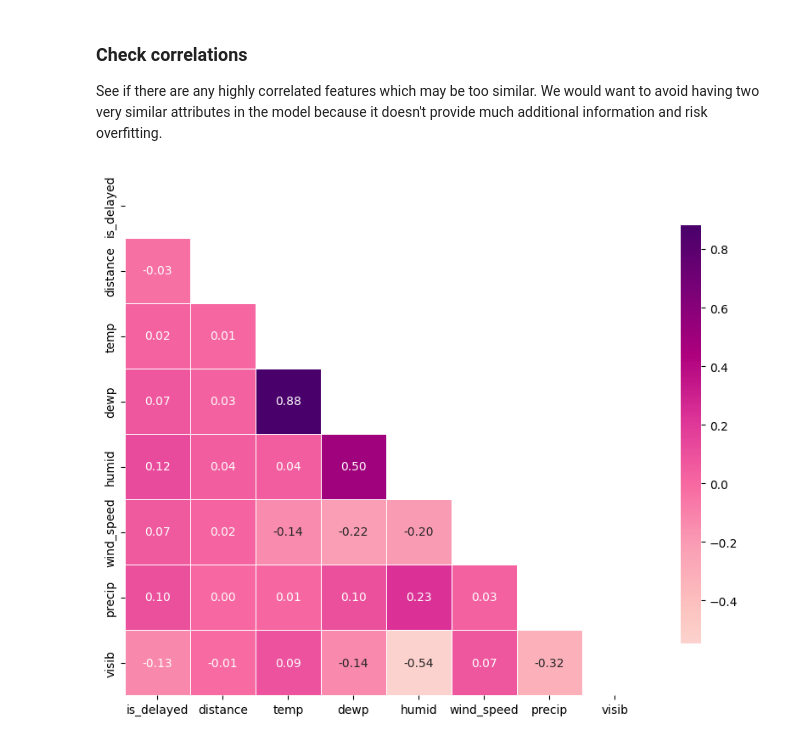
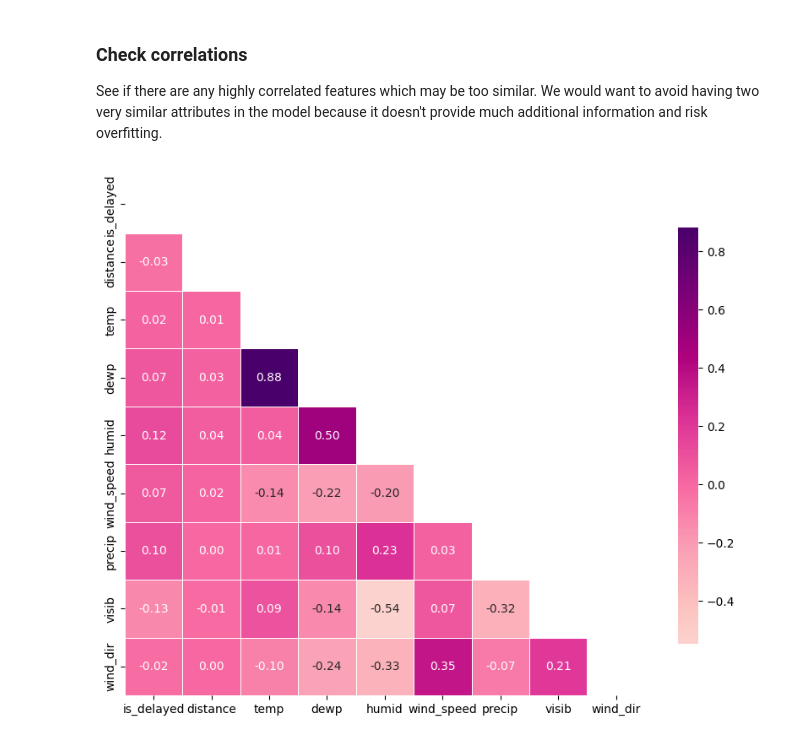
Before and after one commit to lucyg04/nycflights13, a Jupyter notebook: Practical 1/practical1_py.ipynb, the cells around one changed output. Drawn from its saved outputs; the diff is of its cells as text; code cells hidden in the pictures.

Commit message:
Finished creating the data pipeline! Ready to run different classification models.

```diff
--- a/Practical 1/practical1_py.ipynb
+++ b/Practical 1/practical1_py.ipynb
@@ -436,0 +418,6 @@ memory usage: 61.9 MB
+# %%
+# All data exploration will be done on a copy of the training set to freely explore the data
+# The final pipeline based off of the exploration will use the actual training set
+flights_train_copy = flights_train_raw.copy()
+
+flights_train_copy.info()
@@ -472,10 +477,10 @@ Converting column types in the data to the correct types.
 category_columns = ["month", "carrier", "origin", "dest", "hour", "name"]
 
 # Convert the types
-flights_train[category_columns] = flights_train[category_columns].astype('category')
+flights_train_copy[category_columns] = flights_train_copy[category_columns].astype('category')
 
 # Check the data types have been updated correctly
-flights_train.dtypes.to_frame(name='Updated Data Type')
+flights_train_copy.dtypes.to_frame(name='Updated Data Type')
 # %% [output]
 |  | Updated Data Type |
 | year | int64 |
@@ -532,10 +537,10 @@ We also need to consider:
 `wind_speed`, `precip`, and `visib` seem like they might be crucial so we will potentially keep these. But it would be better to investigate the data more before making decisions on any of these.
 # %%
 # Drop wind_gust and pressure from the training set now
-flights_train = flights_train.drop(columns=['wind_gust', 'pressure'])
+flights_train_copy = flights_train_copy.drop(columns=['wind_gust', 'pressure'])
 
 # Sanity check they've been dropped correctly
-flights_train.info()
+flights_train_copy.info()
 # %% [output]
 <class 'pandas.DataFrame'>
 Index: 261876 entries, 284536 to 137531
@@ -991,10 +1006,10 @@ plt.show()
 # %%
 # Precipitation needs a different approach because of the extreme distribution shape
 # We will instead create a binary label for whether there is any precipitation (>0) or not (0) and see if this has a relationship with delay probability
-flights_train['has_precip'] = flights_train['precip'] > 0
+flights_train_copy['has_precip'] = flights_train_copy['precip'] > 0
 
 # Calculate the average delay rate precipitation vs no precipitation
-delay_stats = flights_train.groupby('has_precip')['is_delayed'].mean()
+delay_stats = flights_train_copy.groupby('has_precip')['is_delayed'].mean()
 
 plt.figure(figsize=(8, 6))
 sns.barplot(
@@ -1074,31 +1089,33 @@ plt.show()
 
 See if there are any highly correlated features which may be too similar. We would want to avoid having two very similar attributes in the model because it doesn't provide much additional information and risk overfitting.
 # %%
-# Include all continuous features and the repsonse variable (is_delayed) for the correlation matrix
-numeric_vars = ['is_delayed', 'distance', 'temp', 'dewp', 'humid', 'wind_speed', 'precip', 'visib']
-corr_matrix = flights_train[numeric_vars].corr()
+# Include all continuous features and the response variable (is_delayed) for the correlation matrix
+numeric_vars = ['is_delayed', 'distance', 'temp', 'dewp', 'humid', 'wind_speed', 'precip', 'visib', 'wind_dir']
+corr_matrix = flights_train_copy[numeric_vars].corr()
 
 # Can just take the lower triangle of the correlation matrix to avoid redundancy since it's symmetric
 # https://numpy.org/doc/stable/reference/generated/numpy.triu.html
 mask = np.triu(np.ones_like(corr_matrix, dtype=bool))
 
 plt.figure(figsize=(10, 8))
 
 # We can use a heatmap to easily visualise the correlations between features
 sns.heatmap(
     corr_matrix,
     mask=mask,
     annot=True,
     fmt=".2f",
     cmap='RdPu',
     center=0,
     square=True,
     linewidths=.5,
     cbar_kws={"shrink": .8}
 )
 
 plt.show()
 
-# OBSERVATIONS
+# dewp and temp have a high correlation, so we will drop temp (since it has a lower correlation with is_delayed) to avoid multicollinearity
+# visib and humid also have a high correlation, but we will keep both of these since they have a higher correlation with is_delayed
+# We could also keep wind_speed and precip, bearing in mind that if they are categories they may have a strong relationship with is_delayed
 # %% [output]
-[figure, old version]
+[figure, new version]
```
Also changed, not shown: parts of 50 cells of this notebook.
